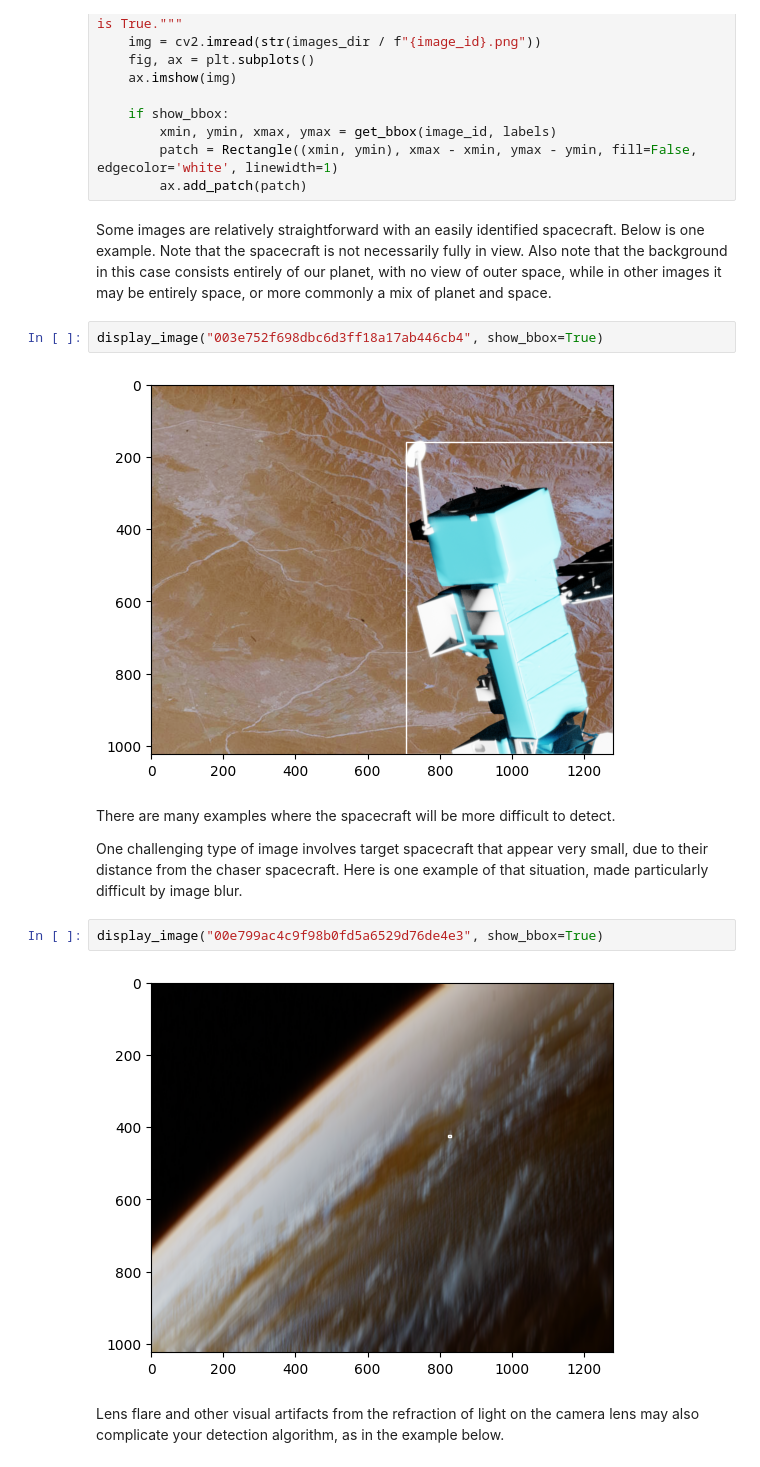
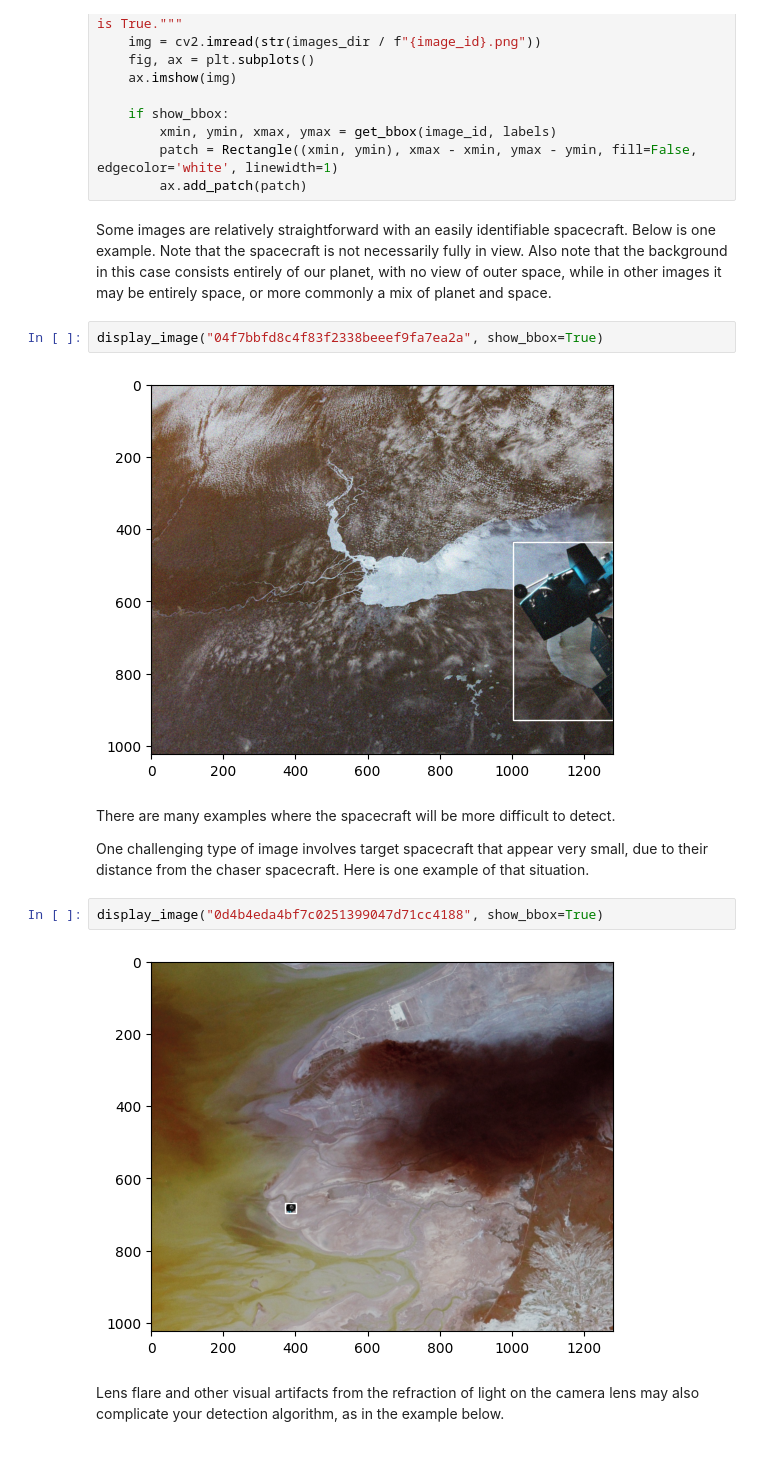
Before and after one commit to drivendataorg/spacecraft-pose-object-detection-runtime, a Jupyter notebook: notebooks/data-exploration-and-benchmark.ipynb, the cells around one changed output. Drawn from its saved outputs; the diff is of its cells as text.

```diff
--- a/notebooks/data-exploration-and-benchmark.ipynb
+++ b/notebooks/data-exploration-and-benchmark.ipynb
@@ -150,19 +139,19 @@ def display_image(image_id, images_dir=IMAGES_DIRECTORY, show_bbox=False, labels
         patch = Rectangle((xmin, ymin), xmax - xmin, ymax - ymin, fill=False, edgecolor='white', linewidth=1)
         ax.add_patch(patch)
 # %% [markdown]
-Some images are relatively straightforward with an easily identified spacecraft. Below is one example. Note that the spacecraft is not necessarily fully in view. Also note that the background in this case consists entirely of our planet, with no view of outer space, while in other images it may be entirely space, or more commonly a mix of planet and space.
+Some images are relatively straightforward with an easily identifiable spacecraft. Below is one example. Note that the spacecraft is not necessarily fully in view. Also note that the background in this case consists entirely of our planet, with no view of outer space, while in other images it may be entirely space, or more commonly a mix of planet and space.
 # %%
-display_image("003e752f698dbc6d3ff18a17ab446cb4", show_bbox=True)
+display_image("04f7bbfd8c4f83f2338beeef9fa7ea2a", show_bbox=True)
 # %% [output]
-[figure, old version]
+[figure, new version]
 # %% [markdown]
 There are many examples where the spacecraft will be more difficult to detect.
 
-One challenging type of image involves target spacecraft that appear very small, due to their distance from the chaser spacecraft. Here is one example of that situation, made particularly difficult by image blur.
+One challenging type of image involves target spacecraft that appear very small, due to their distance from the chaser spacecraft. Here is one example of that situation.
 # %%
-display_image("00e799ac4c9f98b0fd5a6529d76de4e3", show_bbox=True)
+display_image("0d4b4eda4bf7c0251399047d71cc4188", show_bbox=True)
 # %% [output]
-[figure, old version]
+[figure, new version]
 # %% [markdown]
 Lens flare and other visual artifacts from the refraction of light on the camera lens may also complicate your detection algorithm, as in the example below.
 # %%
```
Also changed, not shown: parts of 16 cells of this notebook.
